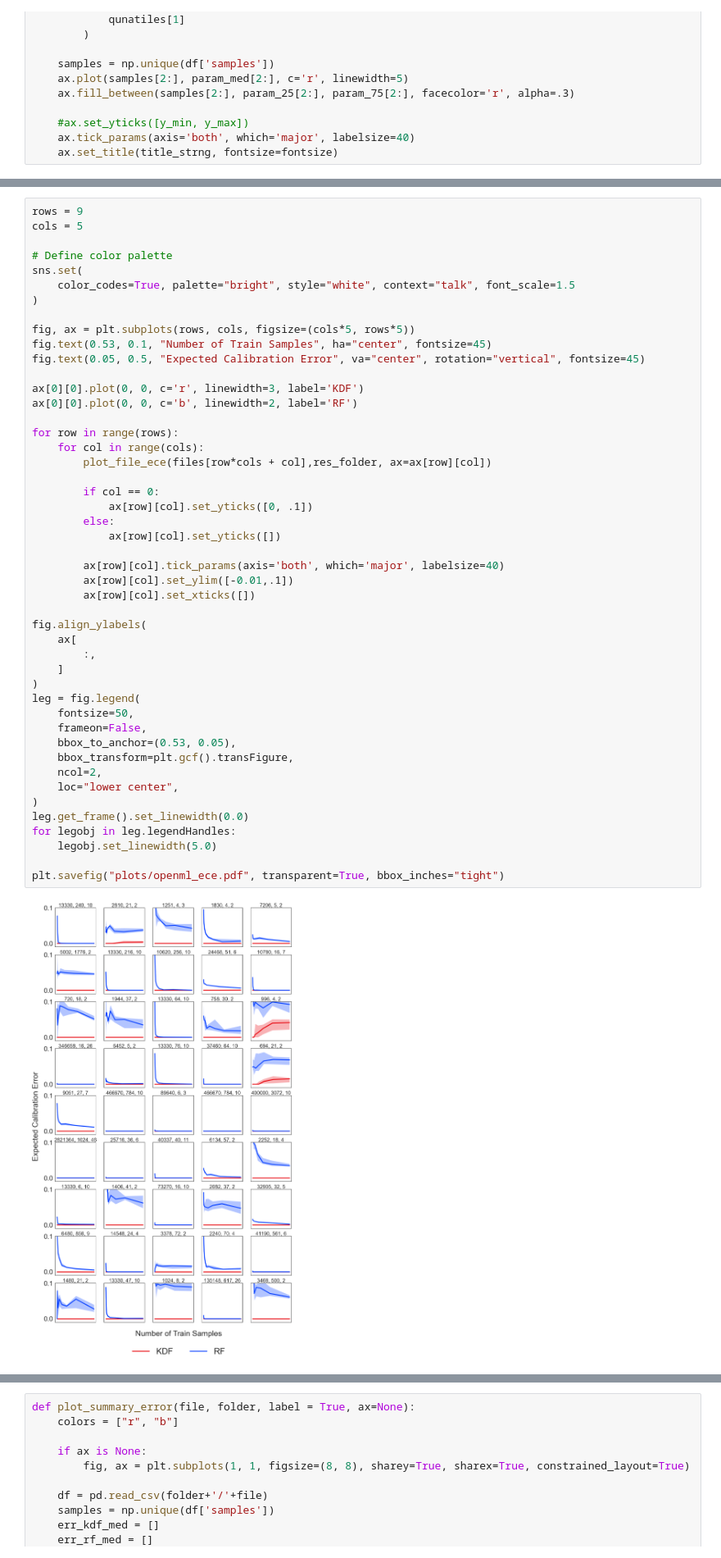
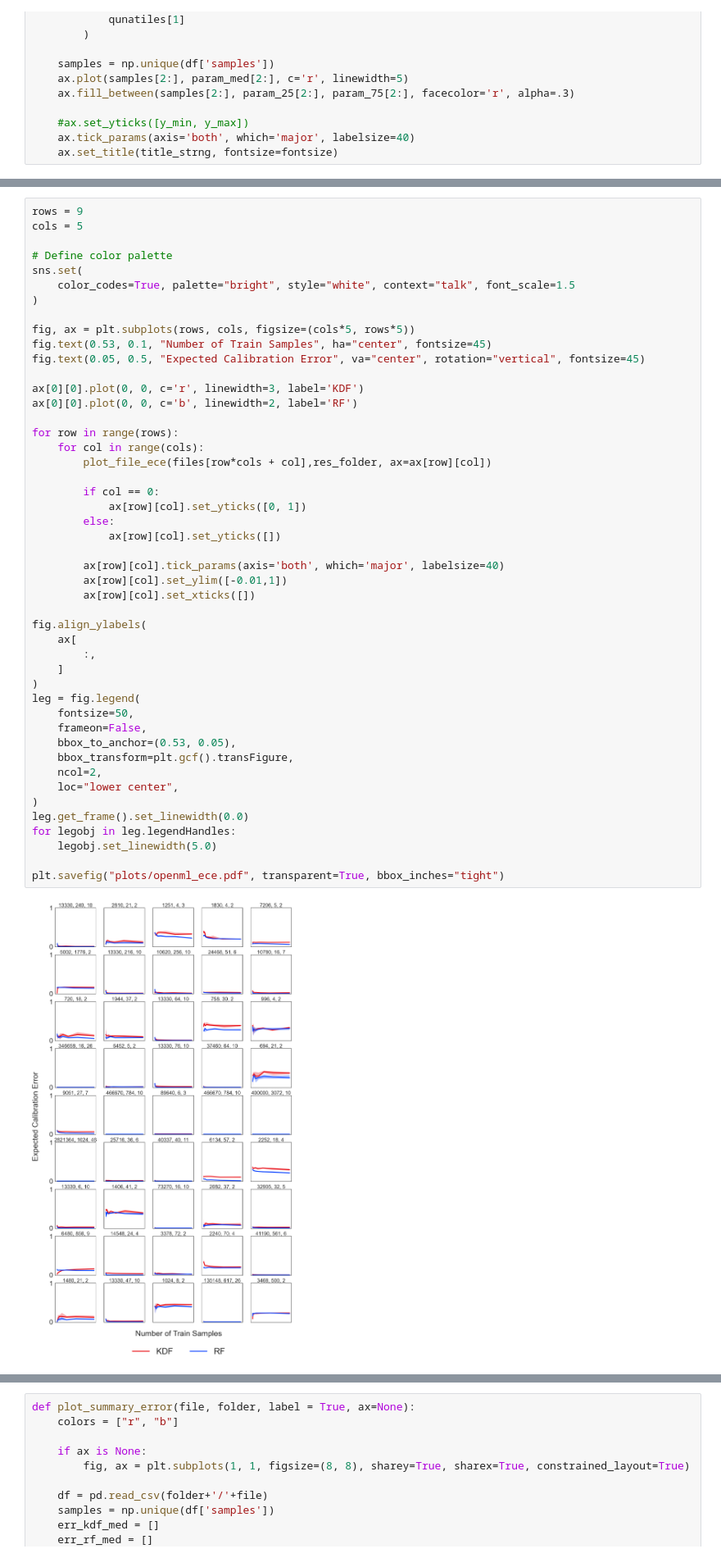
Before and after one commit to neurodata/kdg, a Jupyter notebook: benchmarks/plot_openml.ipynb, the cells around one changed output, grey strips where cells are left out. Shown at 82% size. Saved outputs shown, nothing was run; the diff lists cells and outputs as text.

```diff
--- a/benchmarks/plot_openml.ipynb
+++ b/benchmarks/plot_openml.ipynb
@@ -267,36 +267,36 @@ ax[0][0].plot(0, 0, c='b', linewidth=2, label='RF')
 for row in range(rows):
     for col in range(cols):
         plot_file_ece(files[row*cols + col],res_folder, ax=ax[row][col])
 
         if col == 0:
-            ax[row][col].set_yticks([0, .1])
+            ax[row][col].set_yticks([0, 1])
         else:
             ax[row][col].set_yticks([])
 
         ax[row][col].tick_params(axis='both', which='major', labelsize=40)
-        ax[row][col].set_ylim([-0.01,.1])
+        ax[row][col].set_ylim([-0.01,1])
         ax[row][col].set_xticks([])
 
 fig.align_ylabels(
     ax[
         :,
     ]
 )
 leg = fig.legend(
     fontsize=50,
     frameon=False,
     bbox_to_anchor=(0.53, 0.05),
     bbox_transform=plt.gcf().transFigure,
     ncol=2,
     loc="lower center",
 )
 leg.get_frame().set_linewidth(0.0)
 for legobj in leg.legendHandles:
     legobj.set_linewidth(5.0)
 
 plt.savefig("plots/openml_ece.pdf", transparent=True, bbox_inches="tight")
 # %% [output]
-[figure, old version]
+[figure, new version]
 # %%
 rows = 9
 cols = 5
```
Also changed, not shown: parts of 3 cells of this notebook, 22 other files.
